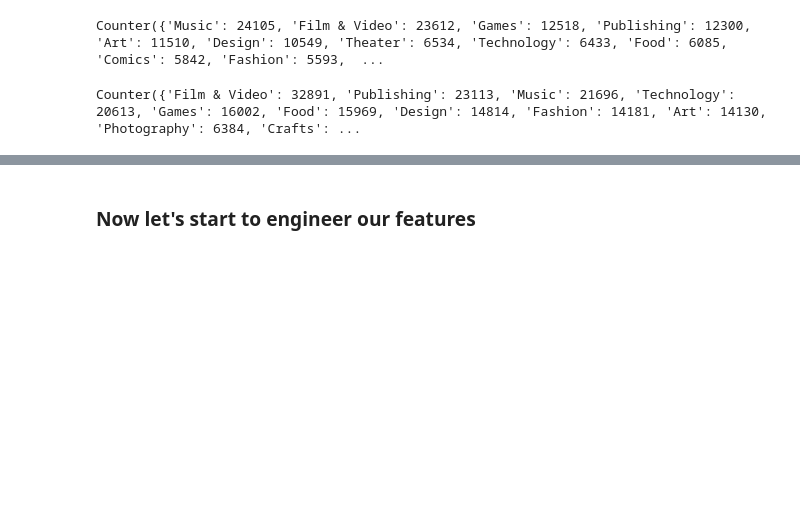
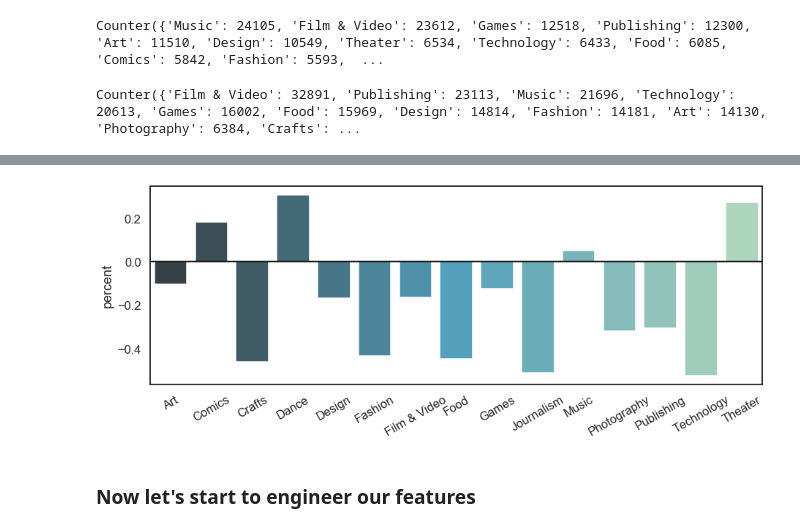
Before and after one commit to sherzyang/mod-3-project, a Jupyter notebook: kickstarter_model_2.ipynb, the cells around one changed output, grey strips where cells are left out. Saved outputs shown, nothing was run; the diff lists cells and outputs as text; code cells hidden in the pictures; blank space fills up the shorter version.

```diff
--- a/kickstarter_model_2.ipynb
+++ b/kickstarter_model_2.ipynb
@@ -171,0 +172,13 @@ plt.show()
+# %%
+successes_tuples = [(key, value) for (key, value) in sorted(counts_s.items())]
+# %%
+failed_tuples = [(key, value) for (key, value) in sorted(counts_f.items())]
+# %%
+difference = []
+for i in range(15):
+    numerator = list(successes_tuples[i])[1] - list(failed_tuples[i])[1]
+    denominator = list(successes_tuples[i])[1] + list(failed_tuples[i])[1]
+    temp = numerator/denominator
+    difference.append(temp)
+# %%
+category_names = list(dict(successes_tuples).keys())
@@ -172,3 +197,21 @@ plt.show()
+# %%
+import seaborn as sns
+import matplotlib.pyplot as plt
+
+sns.set(style="white", context="talk")
+f, ax1 = plt.subplots(figsize=(15,5))
+
+# Generate some sequential data
+x = category_names
+y1 = difference
+g = sns.barplot(x=x, y=y1, palette="GnBu_d")
+ax1.axhline(0, color="k", clip_on=False)
+ax1.set_ylabel("percent")
+g.set_xticklabels(g.get_xticklabels(), rotation=30)
+
+label = ["{:.2%}".format(x) for x in difference]
+# %% [output]
+[figure, added]
 # %% [markdown]
 ### Now let's start to engineer our features
 # %%
```
Also changed, not shown: parts of 6 cells of this notebook.
